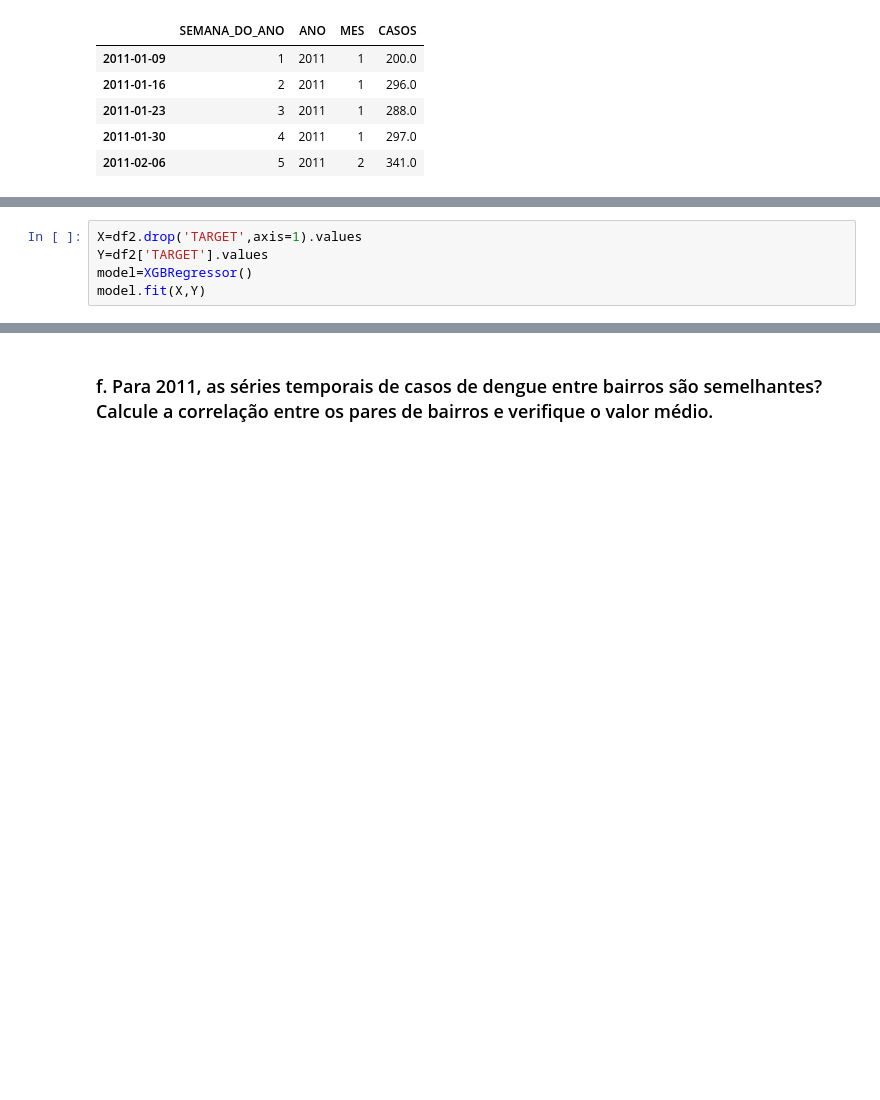
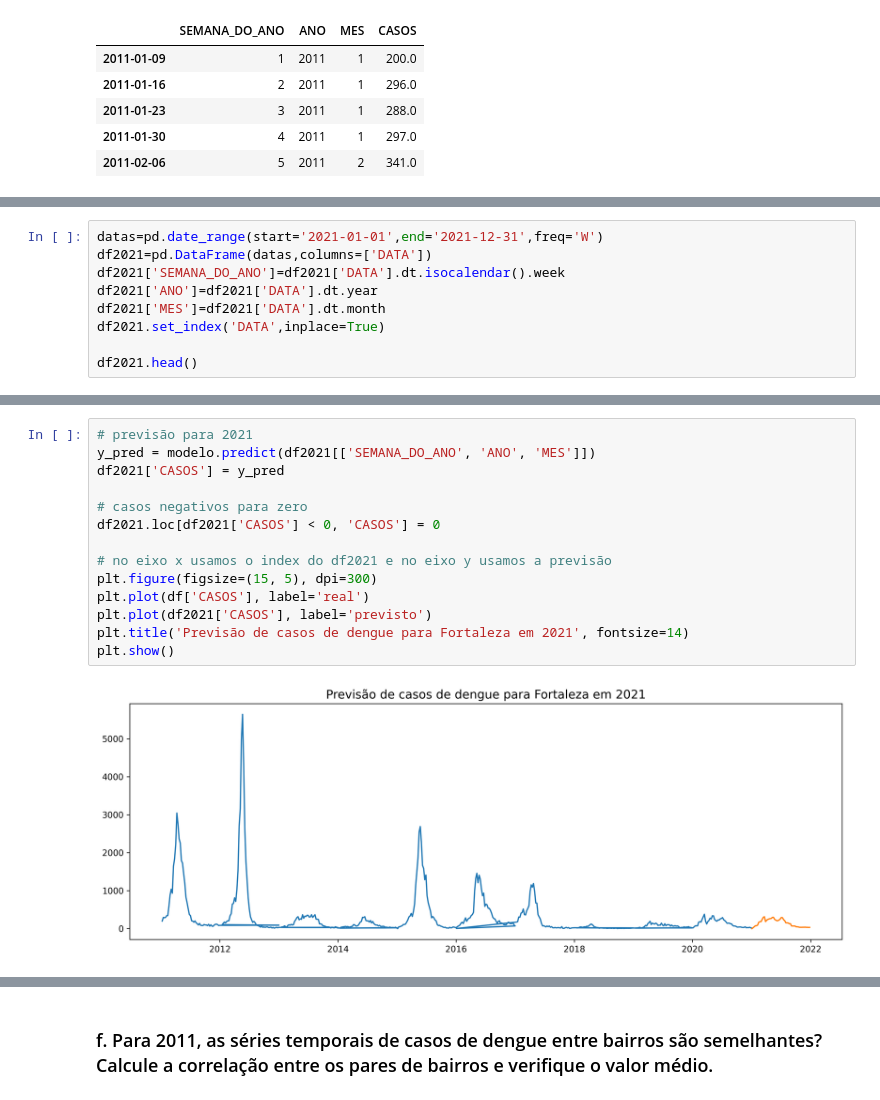
Before and after one commit to clairtonluz/MBA-em-ciencia-de-dados, a Jupyter notebook: Previsão de Series Temporais/exercicios/EXERCICIO_2.ipynb, the cells around one changed output, grey strips where cells are left out. Drawn from its saved outputs; the diff is of its cells as text; blank space fills up the shorter version.

```diff
--- a/Previsão de Series Temporais/exercicios/EXERCICIO_2.ipynb
+++ b/Previsão de Series Temporais/exercicios/EXERCICIO_2.ipynb
@@ -236,5 +245,0 @@ array([26., 36., 21., 17.])
-# %%
-X=df2.drop('TARGET',axis=1).values
-Y=df2['TARGET'].values
-model=XGBRegressor()
-model.fit(X,Y)
@@ -353,0 +271,9 @@ serisfinal
+# %%
+datas=pd.date_range(start='2021-01-01',end='2021-12-31',freq='W')
+df2021=pd.DataFrame(datas,columns=['DATA'])
+df2021['SEMANA_DO_ANO']=df2021['DATA'].dt.isocalendar().week
+df2021['ANO']=df2021['DATA'].dt.year
+df2021['MES']=df2021['DATA'].dt.month
+df2021.set_index('DATA',inplace=True)
+
+df2021.head()
@@ -353,0 +288,16 @@ serisfinal
+# %%
+# previsão para 2021
+y_pred = modelo.predict(df2021[['SEMANA_DO_ANO', 'ANO', 'MES']])
+df2021['CASOS'] = y_pred
+
+# casos negativos para zero
+df2021.loc[df2021['CASOS'] < 0, 'CASOS'] = 0
+
+# no eixo x usamos o index do df2021 e no eixo y usamos a previsão
+plt.figure(figsize=(15, 5), dpi=300)
+plt.plot(df['CASOS'], label='real')
+plt.plot(df2021['CASOS'], label='previsto')
+plt.title('Previsão de casos de dengue para Fortaleza em 2021', fontsize=14)
+plt.show()
+# %% [output]
+[figure, added]
```
Also changed, not shown: parts of 38 cells of this notebook.
